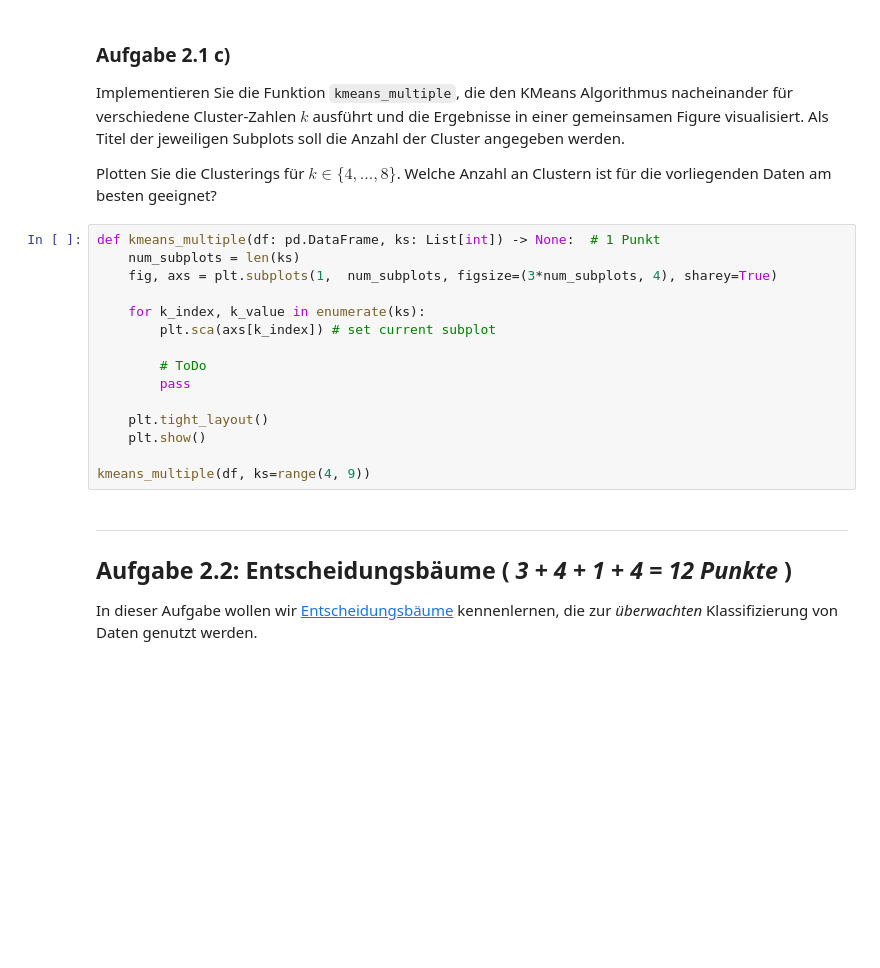
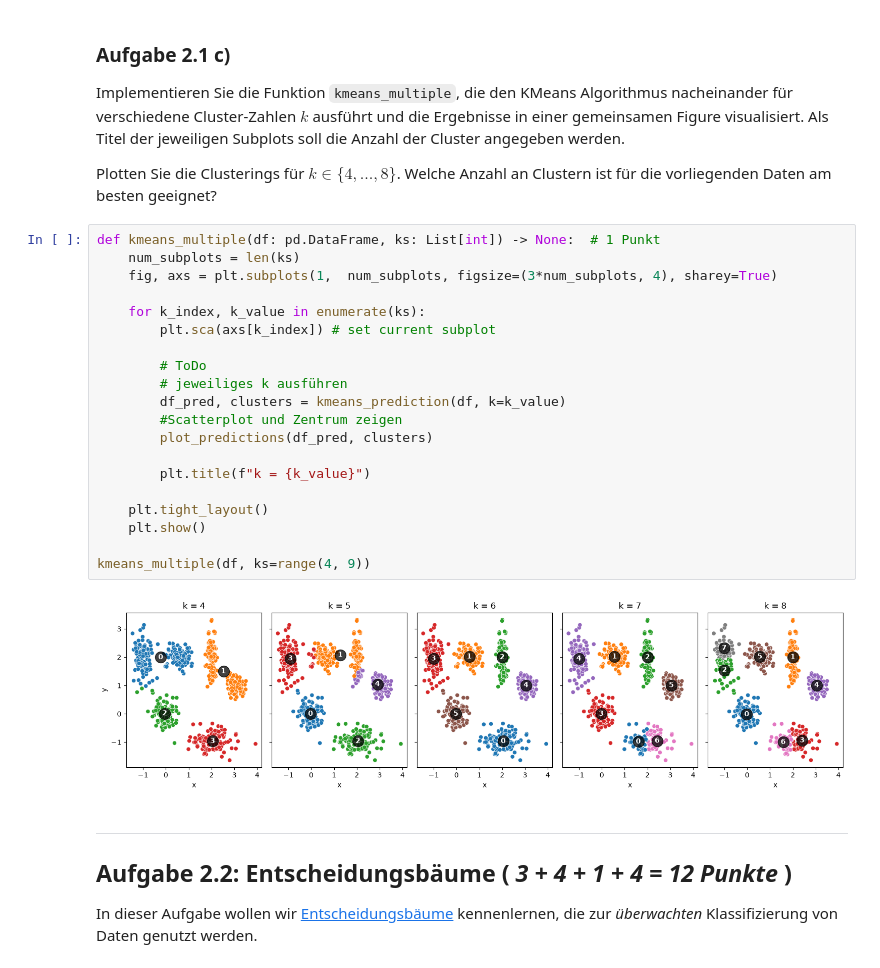
Before and after one commit to JanRaschke/pp_python2, a Jupyter notebook: ProPra_AI_day2.ipynb, the cells around one changed output. Saved outputs shown, nothing was run; the diff lists cells and outputs as text; blank space fills up the shorter version.

```diff
--- a/ProPra_AI_day2.ipynb
+++ b/ProPra_AI_day2.ipynb
@@ -130,18 +134,25 @@ Plotten Sie die Clusterings für $k \in \{4, ..., 8\} $. Welche Anzahl an Cluste
 # %%
 def kmeans_multiple(df: pd.DataFrame, ks: List[int]) -> None:  # 1 Punkt
     num_subplots = len(ks)
     fig, axs = plt.subplots(1,  num_subplots, figsize=(3*num_subplots, 4), sharey=True)
 
     for k_index, k_value in enumerate(ks):
         plt.sca(axs[k_index]) # set current subplot
 
         # ToDo
-        pass
+        # jeweiliges k ausführen
+        df_pred, clusters = kmeans_prediction(df, k=k_value)
+        #Scatterplot und Zentrum zeigen
+        plot_predictions(df_pred, clusters)
+
+        plt.title(f"k = {k_value}")
 
     plt.tight_layout()
     plt.show()
 
 kmeans_multiple(df, ks=range(4, 9))
+# %% [output]
+[figure, added]
 # %% [markdown]
 ---
 ## Aufgabe 2.2: Entscheidungsbäume ( *3 + 4 + 1 + 4 = 12 Punkte* )
```
Also changed, not shown: parts of 2 cells of this notebook.
